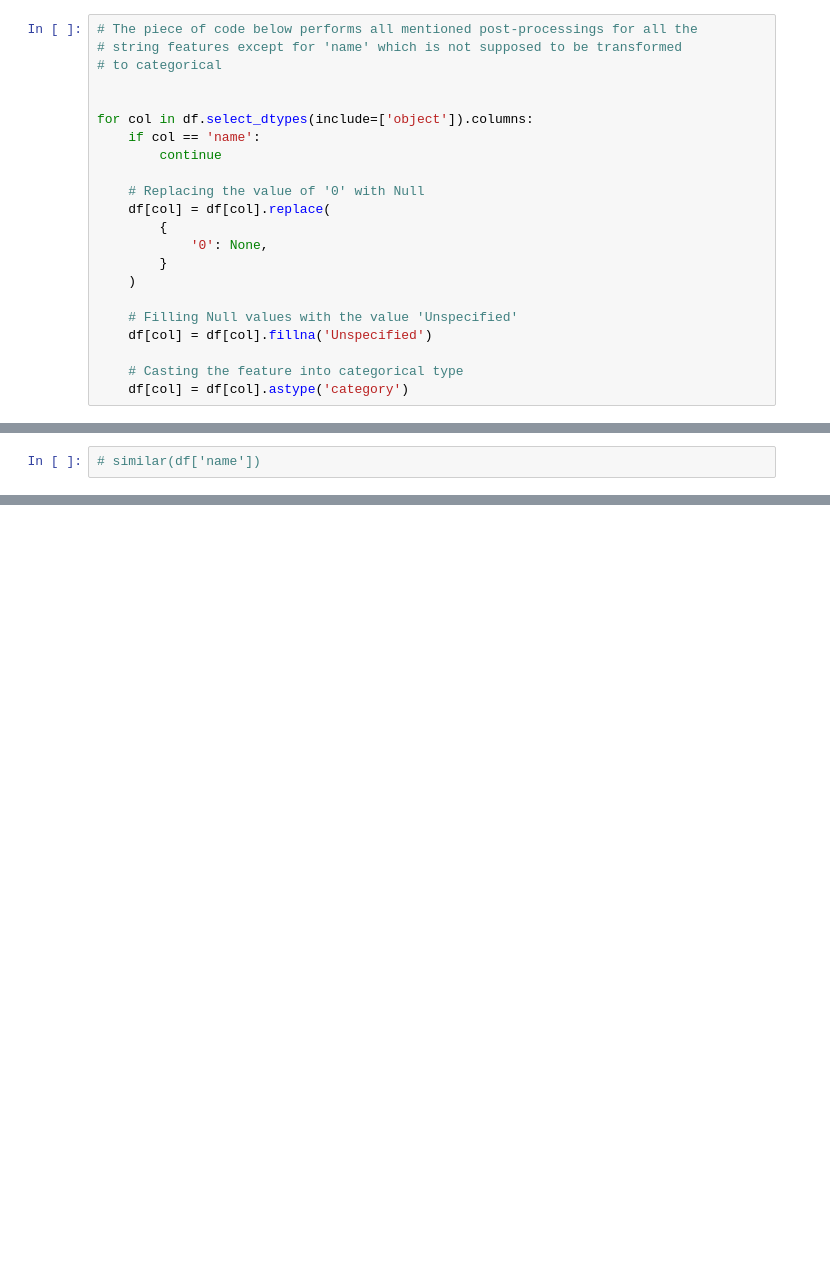
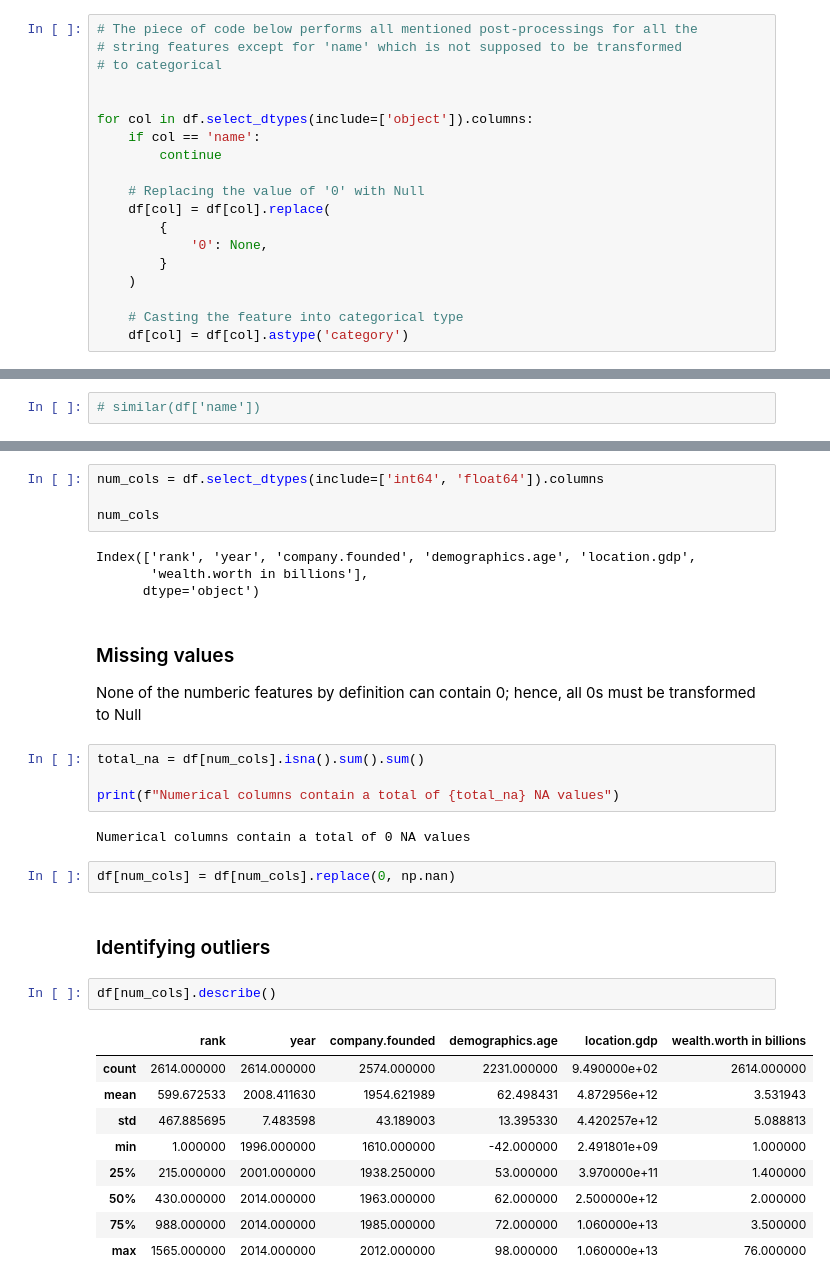
Before and after one commit to babakmahmoudian/billionaires, a Jupyter notebook: billionaires.ipynb, the cells around one changed output, grey strips where cells are left out. Cells and saved outputs as stored; diff of their text form; blank space fills up the shorter version.

```diff
--- a/billionaires.ipynb
+++ b/billionaires.ipynb
@@ -441,9 +439,6 @@ for col in df.select_dtypes(include=['object']).columns:
         }
     )
 
-    # Filling Null values with the value 'Unspecified'
-    df[col] = df[col].fillna('Unspecified')
-
     # Casting the feature into categorical type
     df[col] = df[col].astype('category')
 # %% [markdown]
@@ -468,0 +473,33 @@ df['name'] = (df['name'].replace(to_replace=r'\bSr$', regex=True, value='Sr.')
+# %%
+num_cols = df.select_dtypes(include=['int64', 'float64']).columns
+
+num_cols
+# %% [output]
+Index(['rank', 'year', 'company.founded', 'demographics.age', 'location.gdp',
+       'wealth.worth in billions'],
+      dtype='object')
+# %% [markdown]
+### Missing values
+None of the numberic features by definition can contain 0; hence, all 0s must be transformed to Null
+# %%
+total_na = df[num_cols].isna().sum().sum()
+
+print(f"Numerical columns contain a total of {total_na} NA values")
+# %% [output]
+Numerical columns contain a total of 0 NA values
+# %%
+df[num_cols] = df[num_cols].replace(0, np.nan)
+# %% [markdown]
+### Identifying outliers
+# %%
+df[num_cols].describe()
+# %% [output]
+|  | rank | year | company.founded | demographics.age | location.gdp | wealth.worth in billions |
+| count | 2614.000000 | 2614.000000 | 2574.000000 | 2231.000000 | 9.490000e+02 | 2614.000000 |
+| mean | 599.672533 | 2008.411630 | 1954.621989 | 62.498431 | 4.872956e+12 | 3.531943 |
+| std | 467.885695 | 7.483598 | 43.189003 | 13.395330 | 4.420257e+12 | 5.088813 |
+| min | 1.000000 | 1996.000000 | 1610.000000 | -42.000000 | 2.491801e+09 | 1.000000 |
+| 25% | 215.000000 | 2001.000000 | 1938.250000 | 53.000000 | 3.970000e+11 | 1.400000 |
+| 50% | 430.000000 | 2014.000000 | 1963.000000 | 62.000000 | 2.500000e+12 | 2.000000 |
+| 75% | 988.000000 | 2014.000000 | 1985.000000 | 72.000000 | 1.060000e+13 | 3.500000 |
+| max | 1565.000000 | 2014.000000 | 2012.000000 | 98.000000 | 1.060000e+13 | 76.000000 |
```
Also changed, not shown: parts of 18 cells of this notebook.
